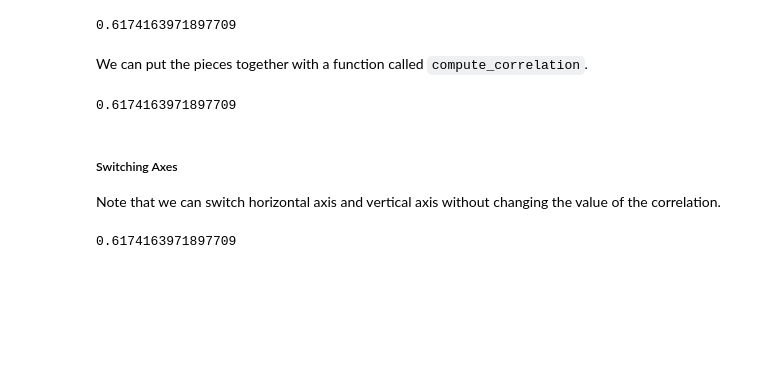
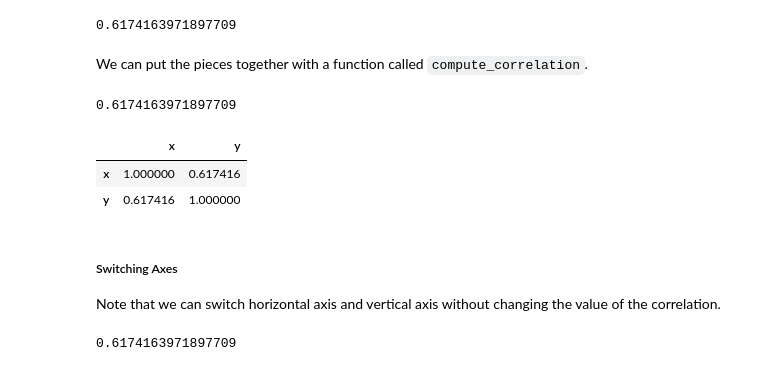
Before and after one commit to guswns3723/DS-UA-111-Spring-2020-Public, a Jupyter notebook: lecture/week13/lec1/week13-lec1-demo.ipynb, the cells around one changed output. Cells and saved outputs as stored; diff of their text form; code cells hidden in the pictures; blank space fills up the shorter version.

```diff
--- a/lecture/week13/lec1/week13-lec1-demo.ipynb
+++ b/lecture/week13/lec1/week13-lec1-demo.ipynb
@@ -407,7 +398,7 @@ table
 # %% [markdown]
 Now we can take the product of the entries in the columns containing standard units.
 # %%
-table["product of standard units"] = table["x (standard units)"] * table["y (standard units)"]
+table["product of standard units"] =  table["y (standard units)"] * table["x (standard units)"]
 table
 # %% [output]
 |  | x | y | x (standard units) | y (standard units) | product of standard units |
@@ -437,6 +428,12 @@ def compute_correlation(table, x, y):
 compute_correlation(table, 'x', 'y')
 # %% [output]
 0.6174163971897709
+# %%
+table[["x","y"]].corr()
+# %% [output]
+|  | x | y |
+| x | 1.000000 | 0.617416 |
+| y | 0.617416 | 1.000000 |
 # %% [markdown]
 ##### Switching Axes
 
```
Also changed, not shown: parts of 14 cells of this notebook.
